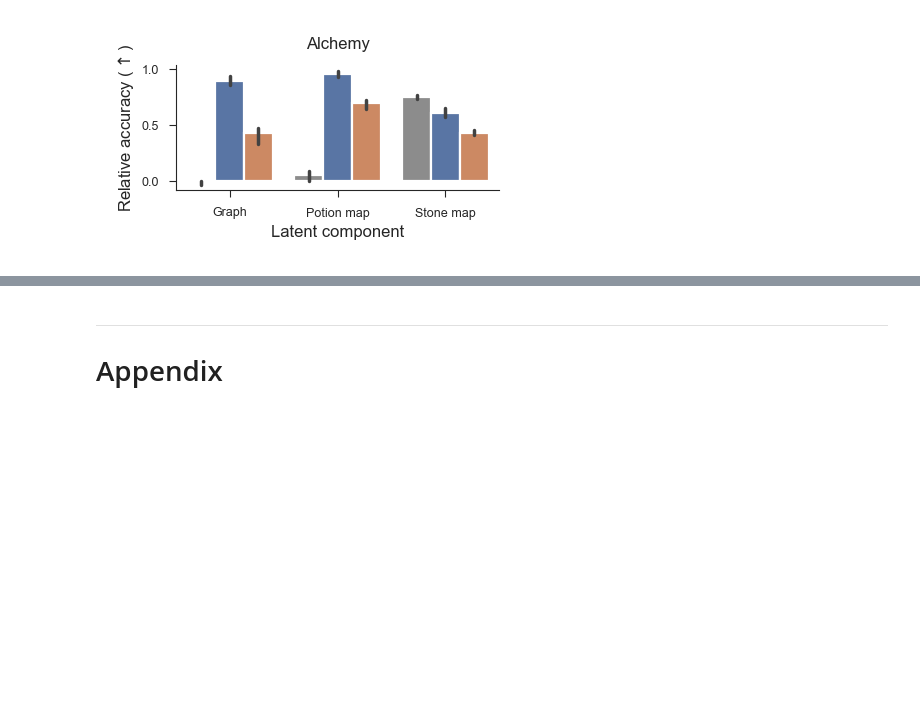
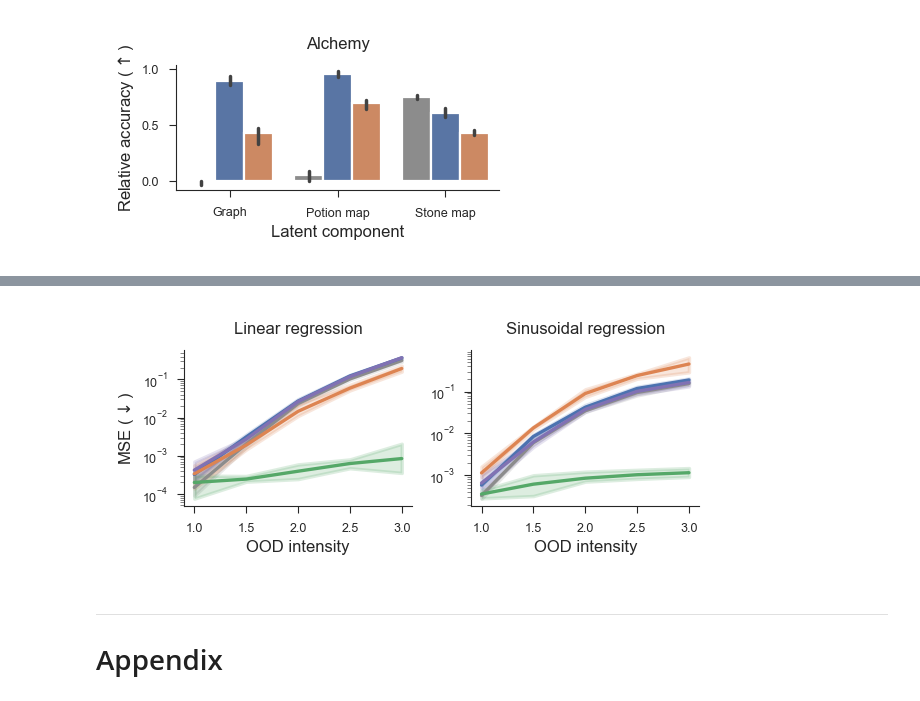
Before and after one commit to EricElmoznino/explicit_implicit_icl, a Jupyter notebook: notebooks/neurips/figures.ipynb, the cells around one changed output, grey strips where cells are left out. Drawn from its saved outputs; the diff is of its cells as text; code cells hidden in the pictures; blank space fills up the shorter version.

Commit message:
Added OOD intensity figures

```diff
--- a/notebooks/neurips/figures.ipynb
+++ b/notebooks/neurips/figures.ipynb
@@ -818,0 +882,91 @@ plt.show()
+# %%
+data_linreg = get_run_performances(
+    wandb_username="ericelmoznino",
+    dataset="linear-regression",
+    compare_across=["model", "context_style"],
+    comparison_metrics=["val/iid_MSE", "val/far_MSE", "val/wide_MSE"],
+    mode="min",
+    filters={
+        "config.x_dim": 1,
+        "config.noise": 0.0,
+        "tags": {"$neq": "ood_intensity"},
+    },
+    save_path=f"data/linreg_model_comparison.csv",
+)
+data_linreg = data_linreg[data_linreg["context_style"] == "same"]
+data_linreg = data_linreg.drop(columns="val/far_MSE")
+data_linreg = data_linreg.assign(ood_intensity=3.0)
+data_linreg_intensity = get_run_performances(
+    wandb_username="ericelmoznino",
+    dataset="linear-regression",
+    compare_across=["model", "context_style", "ood_intensity"],
+    comparison_metrics=["val/iid_MSE", "val/wide_MSE"],
+    mode="min",
+    filters={
+        "config.x_dim": 1,
+        "config.noise": 0.0,
+        "tags": "ood_intensity",
+    },
+    save_path=f"data/linreg_ood-intensity.csv",
+)
+data_linreg = pd.concat([data_linreg, data_linreg_intensity])
+
+data_sinreg = get_run_performances(
+    wandb_username="ericelmoznino",
+    dataset="sinusoid-regression",
+    compare_across=["model", "context_style"],
+    comparison_metrics=["val/iid_MSE", "val/far_MSE", "val/wide_MSE"],
+    mode="min",
+    filters={
+        "config.kind_kwargs": "{'fixed_freq': True, 'n_freq': 3}",
+        "tags": {"$neq": "ood_intensity"},
+    },
+    save_path=f"data/sinusoid_model_comparison.csv",
+)
+data_sinreg = data_sinreg[data_sinreg["context_style"] == "same"]
+data_sinreg = data_sinreg.drop(columns="val/far_MSE")
+data_sinreg = data_sinreg.assign(ood_intensity=3.0)
+data_sinreg_intensity = get_run_performances(
+    wandb_username="ericelmoznino",
+    dataset="sinusoid-regression",
+    compare_across=["model", "context_style", "ood_intensity"],
+    comparison_metrics=["val/iid_MSE", "val/wide_MSE"],
+    mode="min",
+    filters={
+        "config.kind_kwargs": "{'fixed_freq': True, 'n_freq': 3}",
+        "tags": "ood_intensity",
+    },
+    save_path=f"data/sinreg_ood-intensity.csv",
+)
+data_sinreg = pd.concat([data_sinreg, data_sinreg_intensity])
+
+fig, axs = plt.subplots(nrows=1, ncols=2, figsize=(3, 1.25))
+
+model_comparison_lineplot(
+    data=data_linreg,
+    metric="val/wide_MSE",
+    metric_short_name=r"MSE ($\downarrow$)",
+    x_col="ood_intensity",
+    x_short_name="OOD intensity",
+    err_kws={"linewidth": 1.25},
+    ax=axs[0],
+)
+axs[0].set(title="Linear regression", yscale="log")
+
+model_comparison_lineplot(
+    data=data_sinreg,
+    metric="val/wide_MSE",
+    metric_short_name=r"MSE ($\downarrow$)",
+    x_col="ood_intensity",
+    x_short_name="OOD intensity",
+    err_kws={"linewidth": 1.25},
+    ax=axs[1],
+)
+axs[1].set(title="Sinusoidal regression", yscale="log")
+
+for ax in axs:
+    ax.legend().remove()
+axs[1].set(ylabel=None)
+
+plt.show()
+# %% [output]
@@ -819,3 +977,4 @@ plt.show()
+[figure, added]
 # %% [markdown]
 ---
 # Appendix
```
Also changed, not shown: parts of 4 cells of this notebook, 2 other files.
